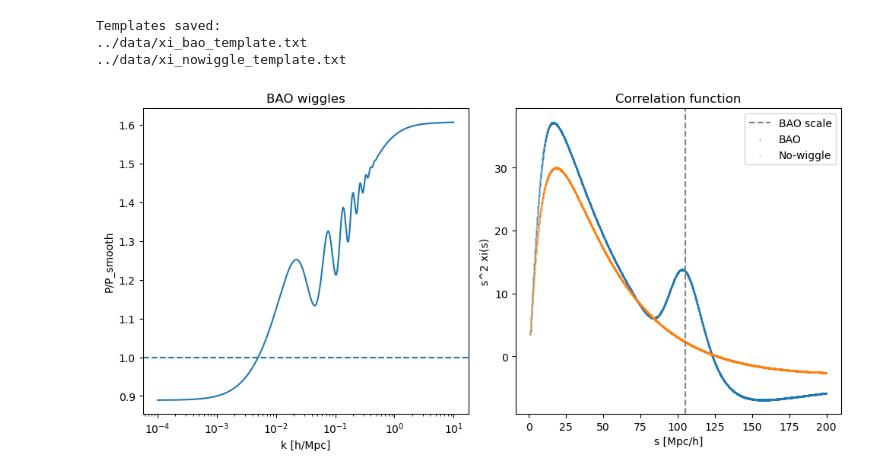
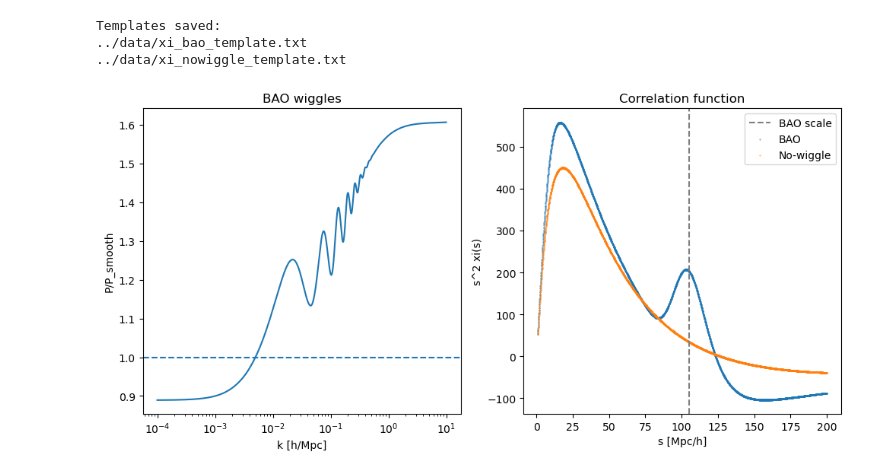
Before and after one commit to FedeDavilaKurban/filbao-md, a Jupyter notebook: bao_fitting.ipynb, the cells around one changed output. Cells and saved outputs as stored; diff of their text form; code cells hidden in the pictures.

```diff
--- a/bao_fitting.ipynb
+++ b/bao_fitting.ipynb
@@ -88,7 +88,7 @@ def generate_templates(
         maxkh=kmax,
         npoints=nk
     )
-    pk = pk[0]
+    pk = pk[0]*15.
 
     # -------------------------------------------------
     # 2. Smooth (no-wiggle) P(k)
@@ -170,34 +170,34 @@ def generate_templates(
         plt.subplot(1,2,2)
         plt.axvline(105, linestyle='--', color='gray', label="BAO scale")
         plt.scatter(s_arr, xi_bao * s_arr**2, label="BAO", s=.1)
         plt.scatter(s_arr, xi_nw  * s_arr**2, label="No-wiggle", s=.1)
         plt.xlabel("s [Mpc/h]")
         plt.ylabel("s^2 xi(s)")
         plt.legend()
         plt.title("Correlation function")
 
         plt.tight_layout()
         plt.show()
 
     return s_arr, xi_bao, xi_nw
 
 
 # ============================================================
 # 2. Run directly
 # ============================================================
 
 if __name__ == "__main__":
 
     generate_templates(
         z=0.0,          # Multidark snapshot
         Sigma_nl=6.0,
         plot=True
     )
 # %% [output]
 Templates saved:
 ../data/xi_bao_template.txt
 ../data/xi_nowiggle_template.txt
-[figure, old version]
+[figure, new version]
 # %%
 import numpy as np
 from scipy.interpolate import interp1d
```
Also changed, not shown: parts of 1 cell of this notebook, 1 other file.
